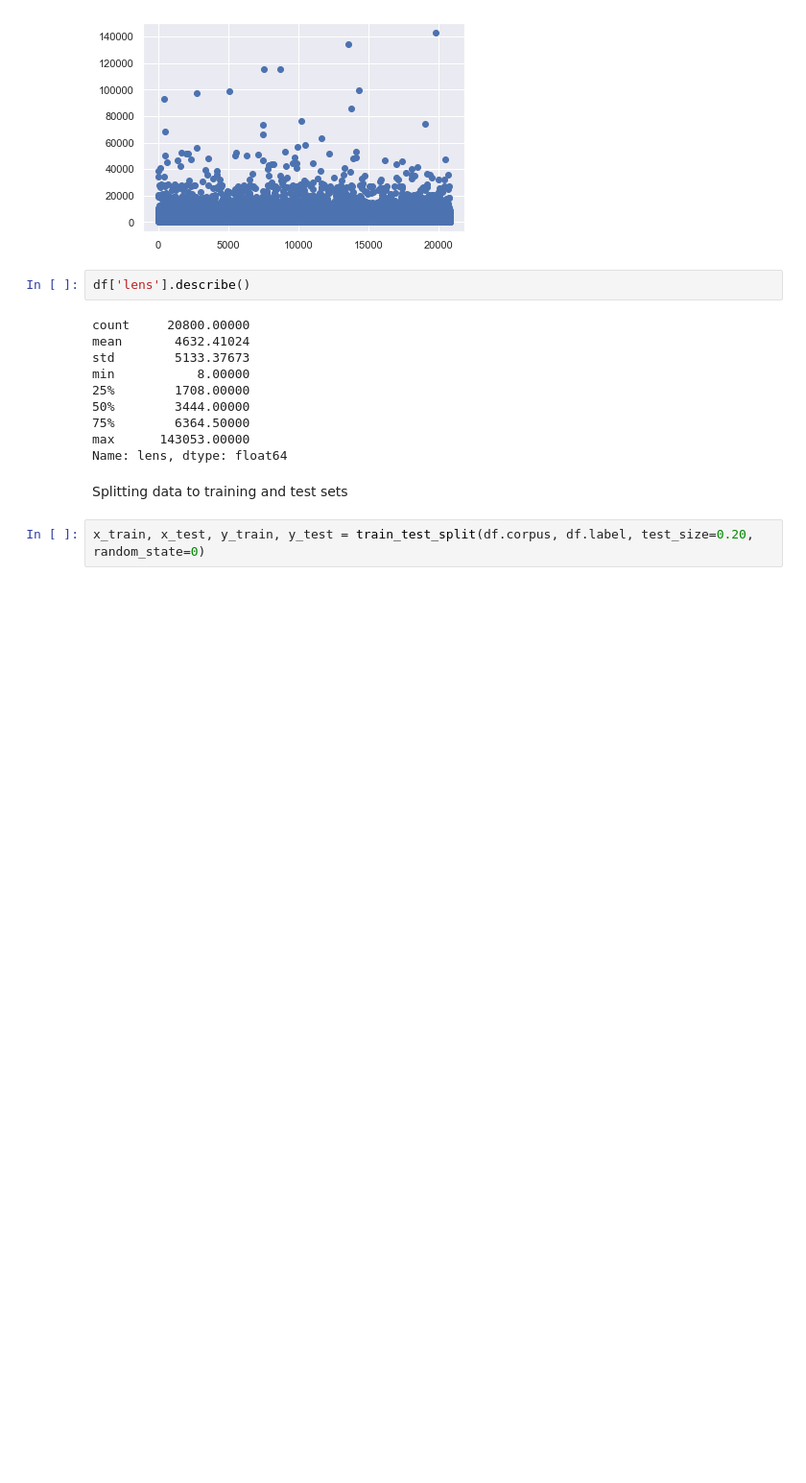
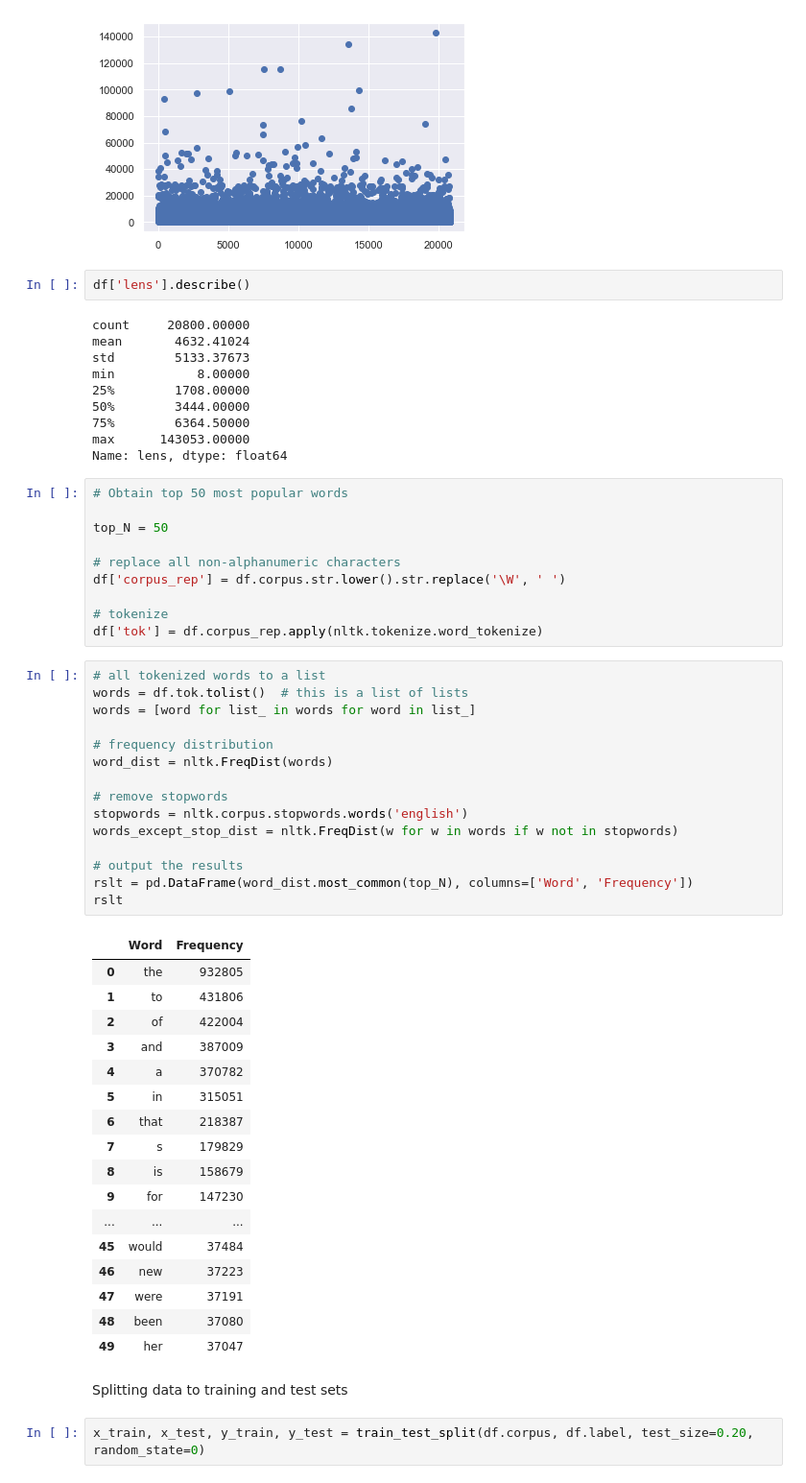
Before and after one commit to edologgerbird/fake-news-classifier, a Jupyter notebook: fake-news-classifier.ipynb, the cells around one changed output. Shown at 96% size. Drawn from its saved outputs; the diff is of its cells as text; blank space fills up the shorter version.

Commit message:
Words Freq

```diff
--- a/fake-news-classifier.ipynb
+++ b/fake-news-classifier.ipynb
@@ -154,6 +154,49 @@ min           8.00000
 75%        6364.50000
 max      143053.00000
 Name: lens, dtype: float64
+# %%
+# Obtain top 50 most popular words
+
+top_N = 50
+
+# replace all non-alphanumeric characters
+df['corpus_rep'] = df.corpus.str.lower().str.replace('\W', ' ')
+
+# tokenize
+df['tok'] = df.corpus_rep.apply(nltk.tokenize.word_tokenize)
+# %%
+# all tokenized words to a list
+words = df.tok.tolist()  # this is a list of lists
+words = [word for list_ in words for word in list_]
+
+# frequency distribution
+word_dist = nltk.FreqDist(words)
+
+# remove stopwords
+stopwords = nltk.corpus.stopwords.words('english')
+words_except_stop_dist = nltk.FreqDist(w for w in words if w not in stopwords)
+
+# output the results
+rslt = pd.DataFrame(word_dist.most_common(top_N), columns=['Word', 'Frequency'])
+rslt
+# %% [output]
+|  | Word | Frequency |
+| 0 | the | 932805 |
+| 1 | to | 431806 |
+| 2 | of | 422004 |
+| 3 | and | 387009 |
+| 4 | a | 370782 |
+| 5 | in | 315051 |
+| 6 | that | 218387 |
+| 7 | s | 179829 |
+| 8 | is | 158679 |
+| 9 | for | 147230 |
+| ... | ... | ... |
+| 45 | would | 37484 |
+| 46 | new | 37223 |
+| 47 | were | 37191 |
+| 48 | been | 37080 |
+| 49 | her | 37047 |
 # %% [markdown]
 Splitting data to training and test sets
 # %%
```
Also changed, not shown: 1 other file.
